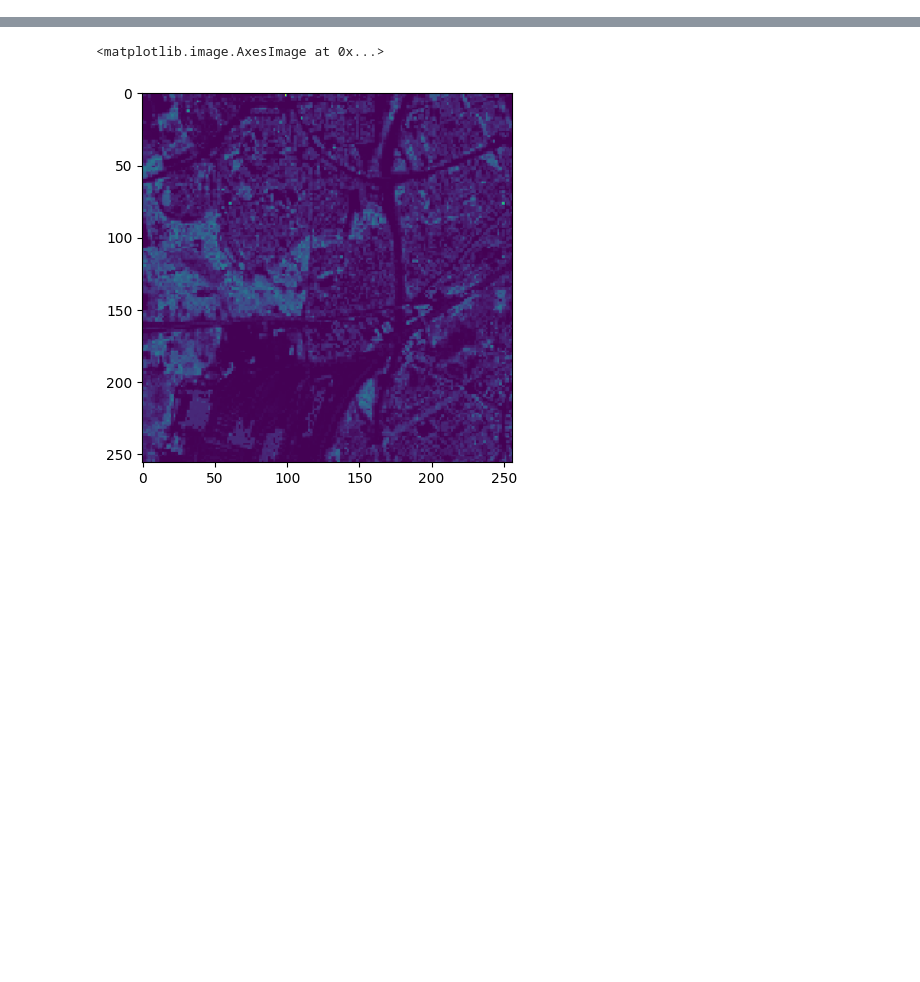
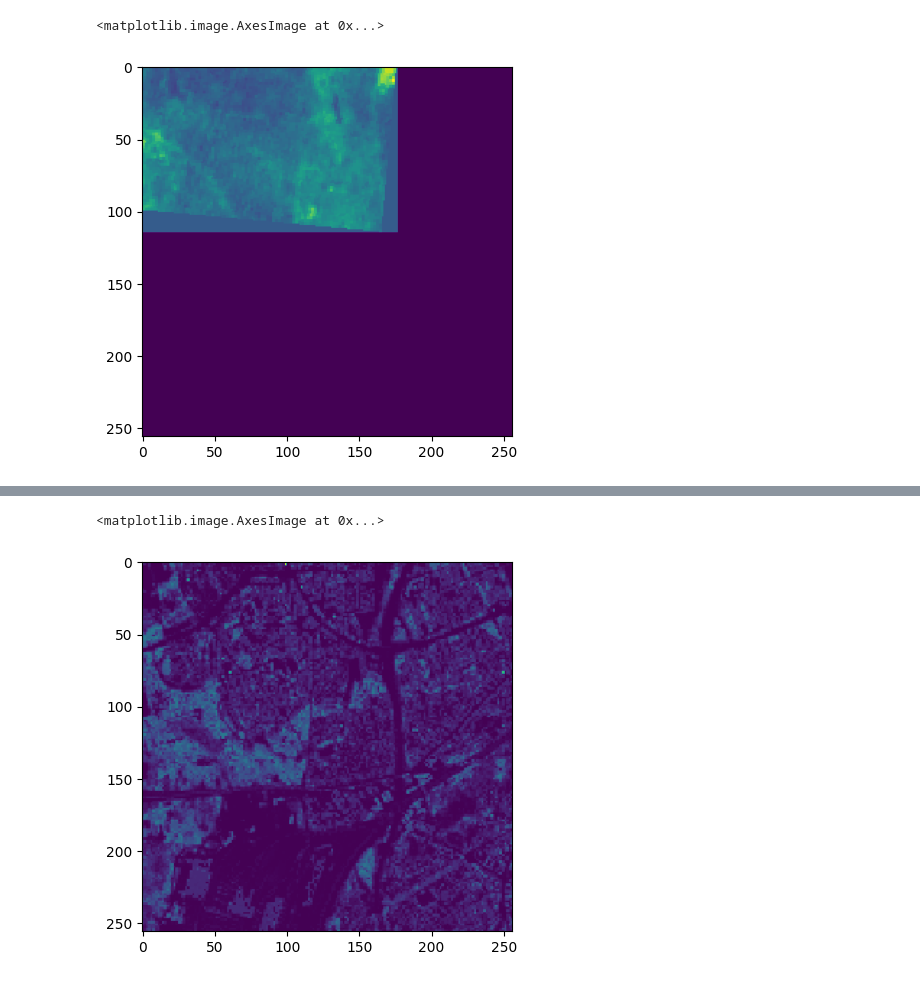
Before and after one commit to TeamEpochGithub/forestbiomass, a Jupyter notebook: analysis/exploratory_data_analysis/one_patch.ipynb, the cells around one changed output, grey strips where cells are left out. Saved outputs shown, nothing was run; the diff lists cells and outputs as text; code cells hidden in the pictures; blank space fills up the shorter version.

```diff
--- a/analysis/exploratory_data_analysis/one_patch.ipynb
+++ b/analysis/exploratory_data_analysis/one_patch.ipynb
@@ -49,0 +51,8 @@ plt.imshow(np.average(all_imgs, axis=0))
+# %%
+import torch
+type(all_imgs[0])
+test_image = all_imgs[9]
+imshow(test_image)
+# %% [output]
+<matplotlib.image.AxesImage at 0x...>
+[figure, added]
```
Also changed, not shown: parts of 13 cells of this notebook, 5 other files.
